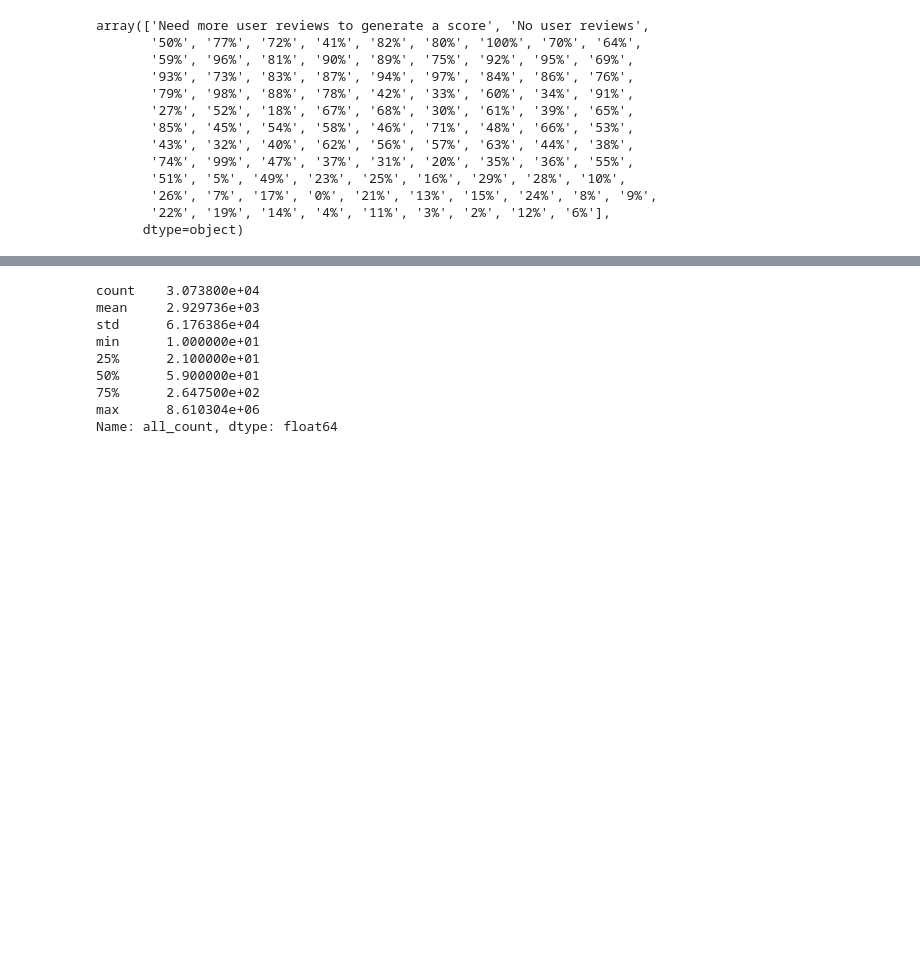
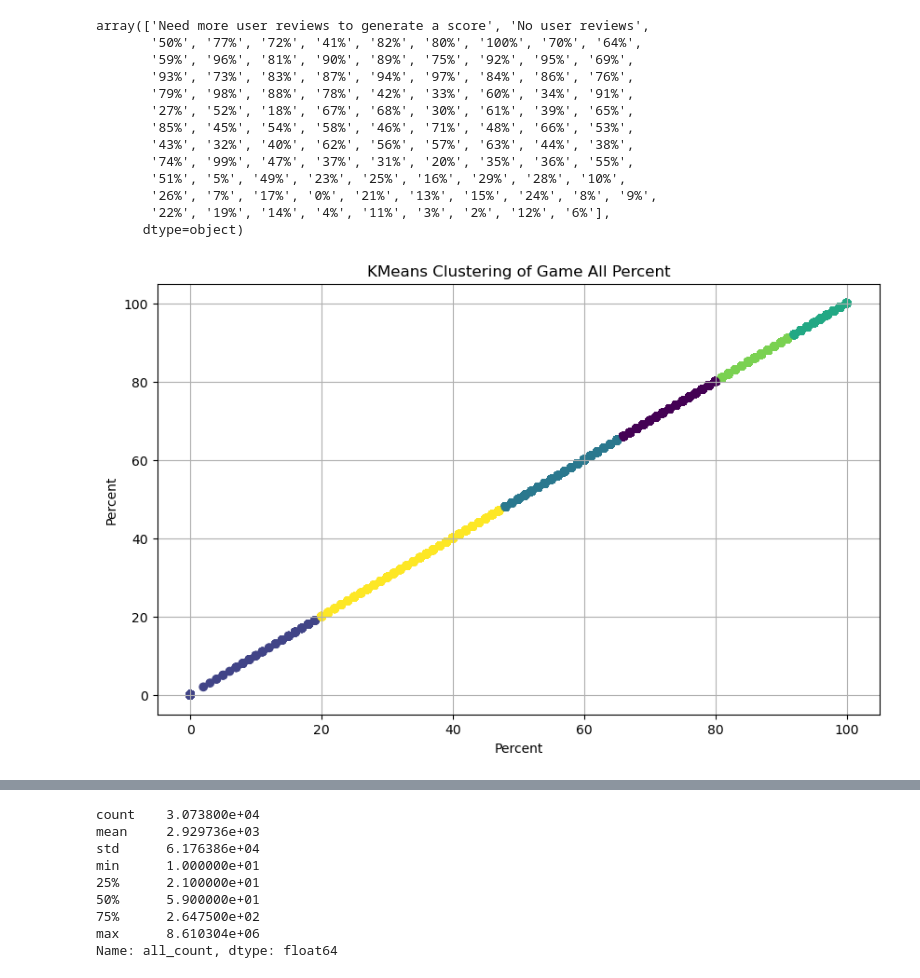
Before and after one commit to notrealqt/HCMIU_Data-Mining, a Jupyter notebook: preprocessing_game.ipynb, the cells around one changed output, grey strips where cells are left out. Saved outputs shown, nothing was run; the diff lists cells and outputs as text; code cells hidden in the pictures; blank space fills up the shorter version.

```diff
--- a/preprocessing_game.ipynb
+++ b/preprocessing_game.ipynb
@@ -643,3 +643,31 @@ def converting_percent(percent):
         return 0
 
 game_data['all_percent'] = game_data['all_percent'].apply(converting_percent)
+# %%
+from sklearn.cluster import KMeans
+import matplotlib.pyplot as plt
+import pandas as pd
+
+# Filter valid data for clustering
+filtered_data = game_data.dropna(subset=['all_percent']).copy()
+
+# Fit K-Means clustering
+kmeans = KMeans(n_clusters=6, random_state=0)
+percent_cluster = kmeans.fit_predict(filtered_data[['all_percent']])
+
+# Create a DataFrame for cluster results
+percent_cluster_df = pd.DataFrame({
+    'all_percent': filtered_data['all_percent'],
+    'all_percent_cluster': percent_cluster
+})
+
+# Visualize the clusters
+plt.figure(figsize=(10, 6))
+plt.scatter(filtered_data['all_percent'], filtered_data['all_percent'], c=percent_cluster, cmap='viridis')
+plt.xlabel('Percent')
+plt.ylabel('Percent')
+plt.title('KMeans Clustering of Game All Percent')
+plt.grid(True)
+plt.show()
+# %% [output]
+[figure, added]
```
Also changed, not shown: parts of 9 cells of this notebook, 2 other files.
